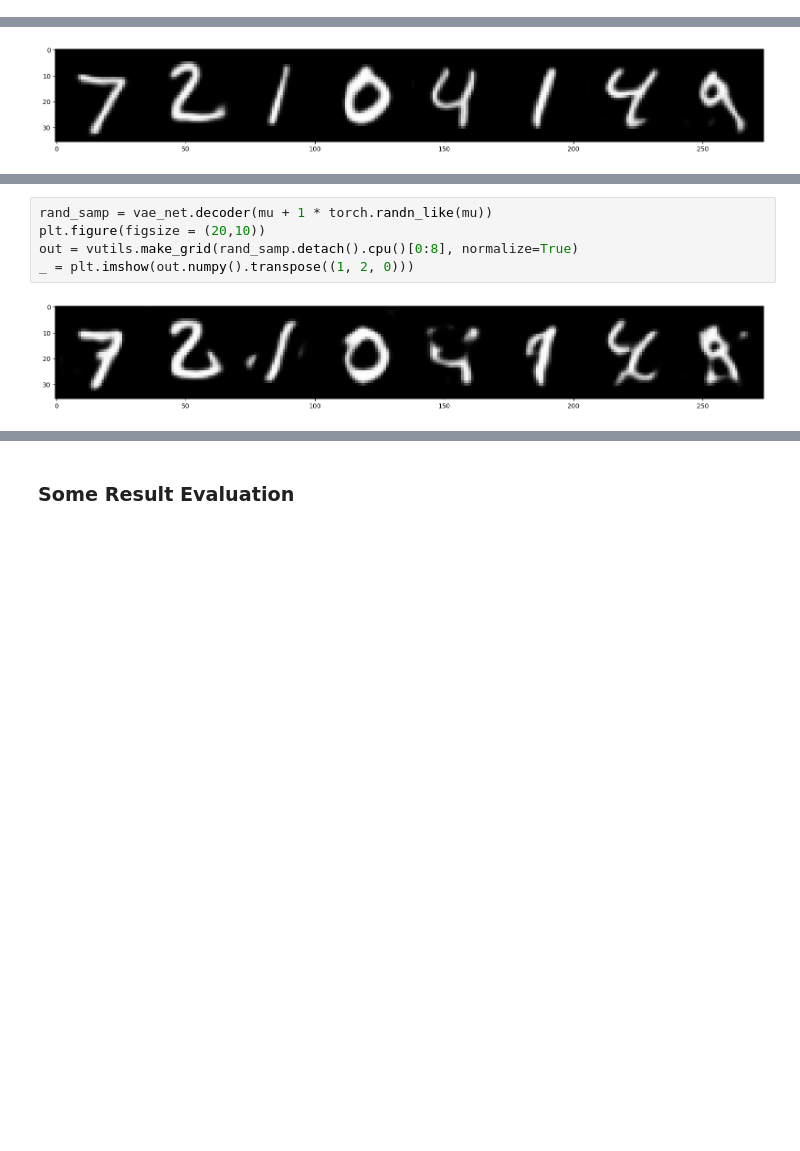
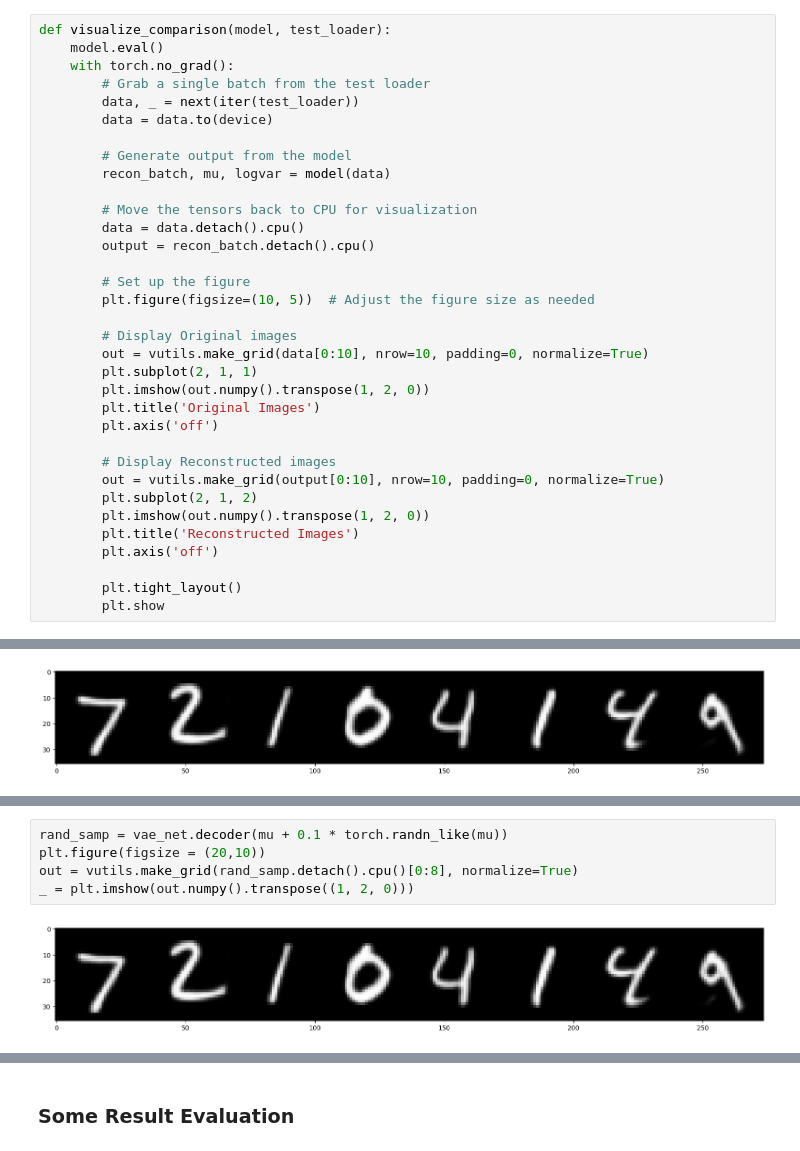
Before and after one commit to arkeodev/computer-vision, a Jupyter notebook: Demystifying_Autoencoders_A_Deep_Dive_into_Neural_Network_Compression_and_Reconstruction.ipynb, the cells around one changed output, grey strips where cells are left out. Drawn from its saved outputs; the diff is of its cells as text; blank space fills up the shorter version.

```diff
--- a/Demystifying_Autoencoders_A_Deep_Dive_into_Neural_Network_Compression_and_Reconstruction.ipynb
+++ b/Demystifying_Autoencoders_A_Deep_Dive_into_Neural_Network_Compression_and_Reconstruction.ipynb
@@ -773,6 +803,40 @@ def test(model, test_loader):
 
     test_loss /= len(test_loader.dataset)
     print(f'====> Test set loss: {test_loss:.4f}')
+# %%
+def visualize_comparison(model, test_loader):
+    model.eval()
+    with torch.no_grad():
+        # Grab a single batch from the test loader
+        data, _ = next(iter(test_loader))
+        data = data.to(device)
+
+        # Generate output from the model
+        recon_batch, mu, logvar = model(data)
+
+        # Move the tensors back to CPU for visualization
+        data = data.detach().cpu()
+        output = recon_batch.detach().cpu()
+
+        # Set up the figure
+        plt.figure(figsize=(10, 5))  # Adjust the figure size as needed
+
+        # Display Original images
+        out = vutils.make_grid(data[0:10], nrow=10, padding=0, normalize=True)
+        plt.subplot(2, 1, 1)
+        plt.imshow(out.numpy().transpose(1, 2, 0))
+        plt.title('Original Images')
+        plt.axis('off')
+
+        # Display Reconstructed images
+        out = vutils.make_grid(output[0:10], nrow=10, padding=0, normalize=True)
+        plt.subplot(2, 1, 2)
+        plt.imshow(out.numpy().transpose(1, 2, 0))
+        plt.title('Reconstructed Images')
+        plt.axis('off')
+
+        plt.tight_layout()
+        plt.show
 # %%
 for epoch in range(1, num_epochs + 1):
     train(vae_net, train_loader, optimizer, epoch)
@@ -847,7 +906,7 @@ Random Permutations
 # %%
-rand_samp = vae_net.decoder(mu + 1 * torch.randn_like(mu))
+rand_samp = vae_net.decoder(mu + 0.1 * torch.randn_like(mu))
 plt.figure(figsize = (20,10))
 out = vutils.make_grid(rand_samp.detach().cpu()[0:8], normalize=True)
 _ = plt.imshow(out.numpy().transpose((1, 2, 0)))
 # %% [output]
-[figure, old version]
+[figure, new version]
```
Also changed, not shown: parts of 24 cells of this notebook.
